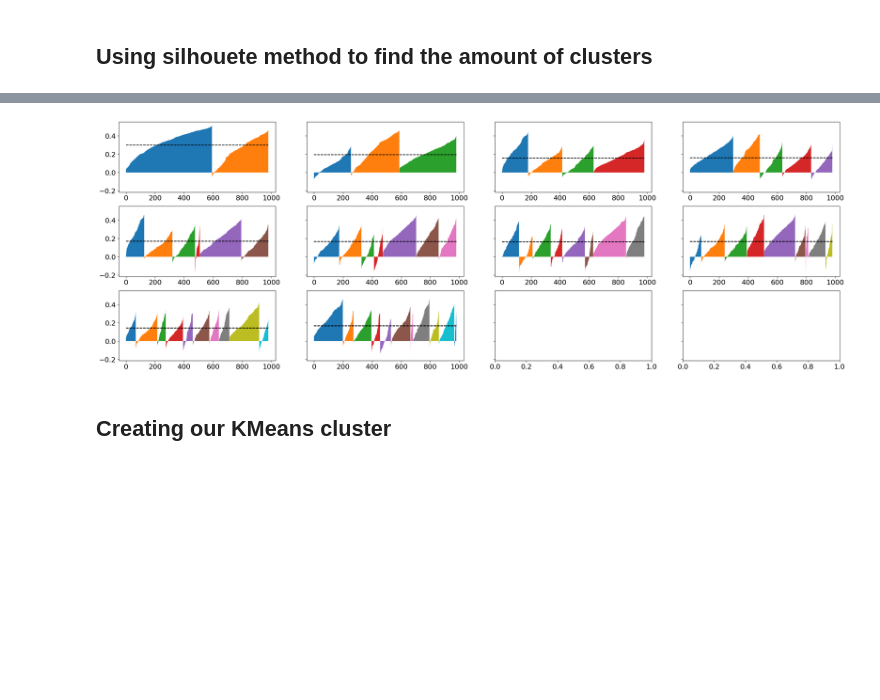
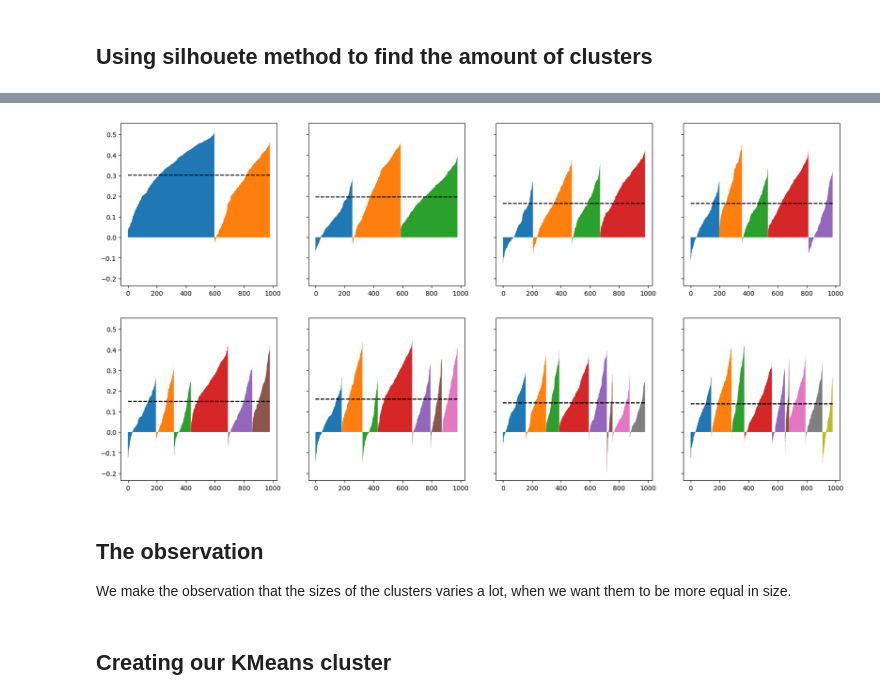
Before and after one commit to Wolff404/Clustering, a Jupyter notebook: Clustering_of_Travel_Reviews.ipynb, the cells around one changed output, grey strips where cells are left out. Cells and saved outputs as stored; diff of their text form; code cells hidden in the pictures; blank space fills up the shorter version.

```diff
--- a/Clustering_of_Travel_Reviews.ipynb
+++ b/Clustering_of_Travel_Reviews.ipynb
@@ -106,21 +106,24 @@ plt.show()
 # %%
 # Silhouette method for finding natural clusters
-n_clusters = range(2,12)
-fig, ax = plt.subplots(3,4, sharey=True, figsize=(30,10))
+n_clusters = range(2,10)
+fig, ax = plt.subplots(2,4, sharey=True, figsize=(20,10))
 for i in n_clusters:
-    km = KMeans(n_clusters=i).fit(dataset)
+    km = KMeans(n_clusters=i, random_state=42).fit(dataset)
     silhouette_average = silhouette_score(dataset, km.labels_)
     sample_silhouette = silhouette_samples(dataset, km.labels_)
     x_start = 0
     for cluster_i in range(i):
         ith_cluster_samples = sample_silhouette[km.labels_ == cluster_i]
         ith_cluster_samples.sort()
         x_end = x_start + ith_cluster_samples.shape[0]
         ax[(i-2)//4][(i-2)%4].fill_between(np.arange(x_start, x_end), 0, ith_cluster_samples)
         ax[(i-2)//4][(i-2)%4].plot([0,sample_silhouette.shape[0]],[silhouette_average, silhouette_average], '--', color='black')
         x_start = x_end
 # %% [output]
-[figure, old version]
+[figure, new version]
+# %% [markdown]
+## The observation
+We make the observation that the sizes of the clusters varies a lot, when we want them to be more equal in size.
 # %% [markdown]
 ## Creating our KMeans cluster
 # %%
```
Also changed, not shown: parts of 3 cells of this notebook.
